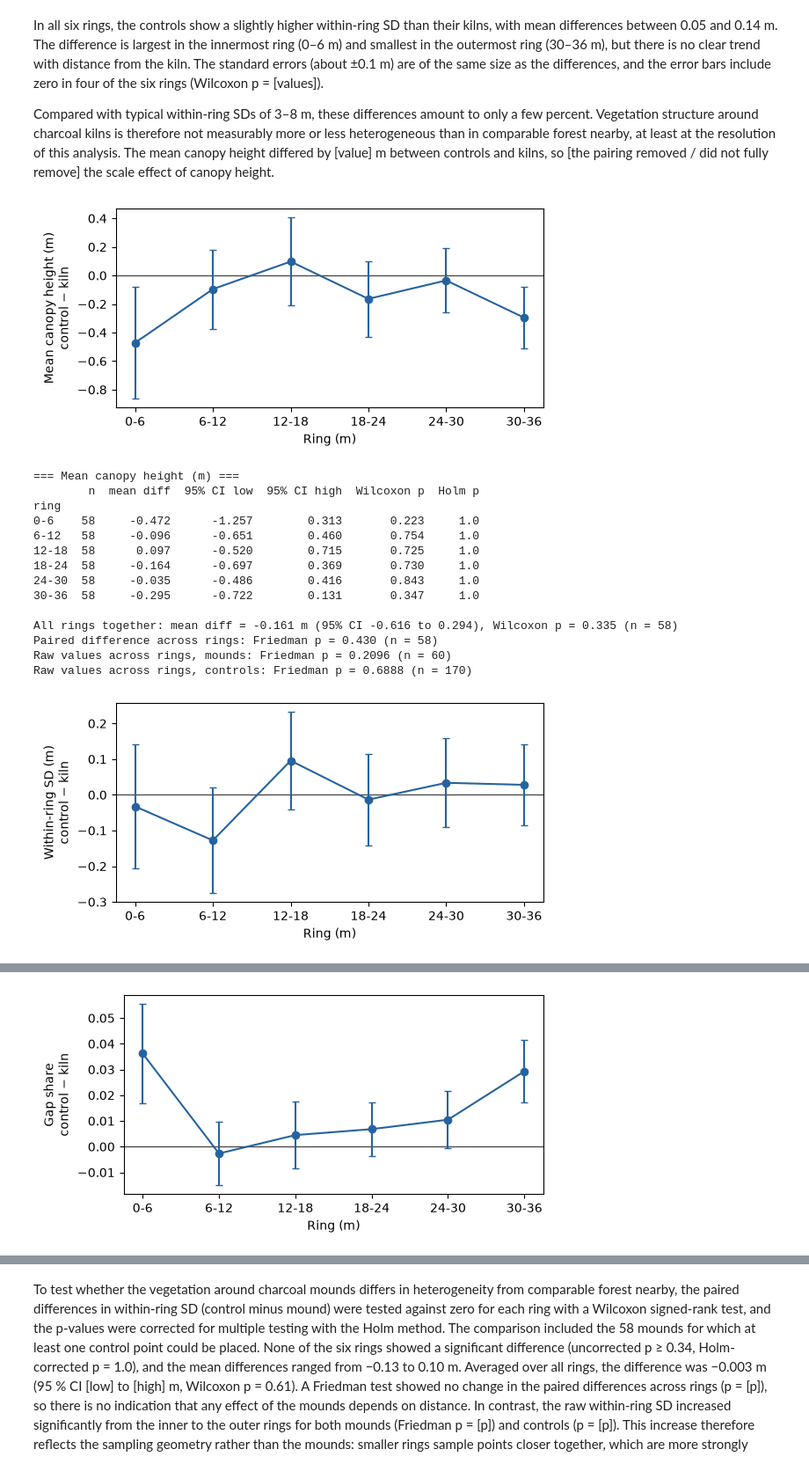
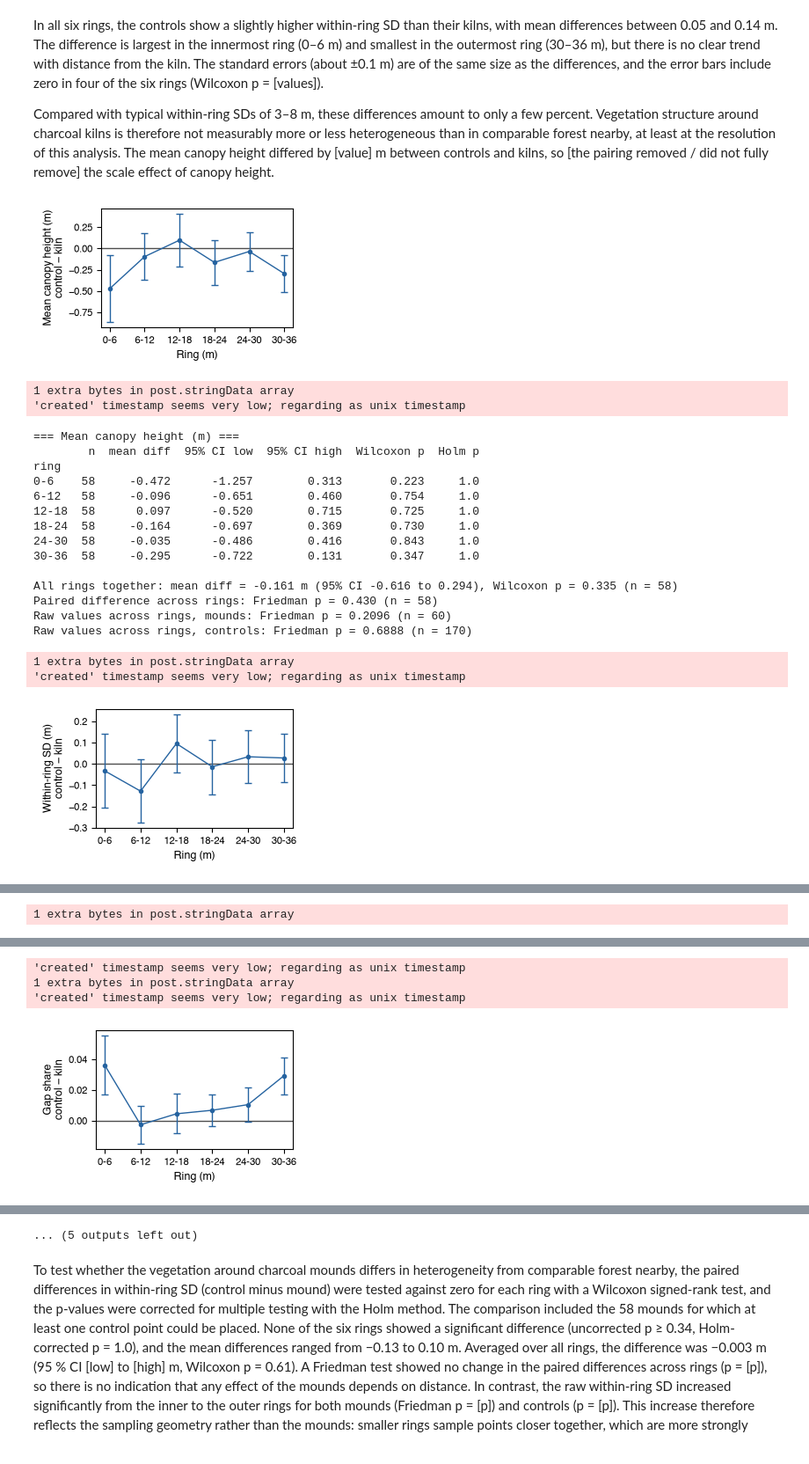
Before and after one commit to fabianott/GEO-715-Project, a Jupyter notebook: new testfolder/experimentation.ipynb, the cells around one changed output, grey strips where cells are left out. Shown at 88% size. Saved outputs shown, nothing was run; the diff lists cells and outputs as text; code cells hidden in the pictures.

```diff
--- a/new testfolder/experimentation.ipynb
+++ b/new testfolder/experimentation.ipynb
@@ -22,6 +25,22 @@ COLSCHEME = {
        "forest": ["#A8DDB5", "#4DAF6E", "#23794A"],
        "smoke":  ["#A6CEE3", "#4A90C8", "#2563A0"]
        }
+
+plt.rcParams["axes.prop_cycle"] = cycler(color=[COLSCHEME["smoke"][2], COLSCHEME["ember"][2],
+                                                COLSCHEME["forest"][2], COLSCHEME["smoke"][1],
+                                                COLSCHEME["ember"][1], COLSCHEME["forest"][1]])
+
+plt.rcParams.update({
+    "font.family": "sans-serif",
+    "font.sans-serif": ["Helvetica", "Arial", "DejaVu Sans"],
+    "pdf.fonttype": 42,
+    "font.size": 9,
+    "axes.labelsize": 9,
+    "axes.titlesize": 9,
+    "xtick.labelsize": 8,
+    "ytick.labelsize": 8,
+    "legend.fontsize": 8,
+})
 # %% [markdown]
 ***
 ## Display raw data
@@ -379,14 +420,17 @@ STATS = {
 runs = {"Charcoal mounds (all)": out_all, "Charcoal mounds (reduced)": out_red, "Controls": out_ctrl}
 
 runs_w = {"Charcoal mounds (all)": out_all_w, "Charcoal mounds (reduced)": out_red_w, "Controls": out_ctrl_w}
+
+GROUP_COLS = {"Charcoal mounds (all)":     COLSCHEME["ember"][1],
+              "Charcoal mounds (reduced)": COLSCHEME["ember"][2],
+              "Controls":                  COLSCHEME["smoke"][2]}
 
 fig, ax = plt.subplots(1,2, figsize=(6.3, 2.5))
 for label, out in runs.items():
     sd = ring_sd(out)
     mean = sd.mean()                       # average SD per ring over all kilns
     se = sd.std() / np.sqrt(sd.count())    # standard error of that average
-    ax[0].errorbar(mean.index, mean, yerr=se, marker="o", capsize=3, label=label)
-
+    ax[0].errorbar(mean.index, mean, yerr=se, marker="o", capsize=3, markersize=3, lw=1, label=label, color=GROUP_COLS[label])
 ax[0].set_xlabel("Ring (m)")
 ax[0].set_ylabel("Mean within-ring SD")
 ax[0].legend(frameon=False)
@@ -394,8 +438,7 @@ for label, out in runs_w.items():
     sd = ring_sd(out)
     mean = sd.mean()                       # average SD per ring over all kilns
     se = sd.std() / np.sqrt(sd.count())    # standard error of that average
-    ax[1].errorbar(mean.index, mean, yerr=se, marker="o", capsize=3, label=label)
-
+    ax[1].errorbar(mean.index, mean, yerr=se, marker="o", capsize=3, markersize=3, lw=1, label=label, color=GROUP_COLS[label])
 ax[1].set_xlabel("Ring (m)")
 ax[1].set_ylabel("Mean within-ring SD")
 ax[1].legend(frameon=False)
@@ -553,43 +598,48 @@ def paired_tests(diff, raw=None, unit="m"):
 # %%
 def paired_diff(stat):
     """Control minus its kiln, one row per kiln, one column per ring."""
     k = per_kiln(ring_stat(out_red, stat), is_control=False)
     c = per_kiln(ring_stat(out_ctrl, stat), is_control=True)
     ids = k.index.intersection(c.index)
     return c.loc[ids] - k.loc[ids]
 
 results = {}
 for name, stat in STATS.items():
     diff = paired_diff(stat)
 
-    fig, ax = plt.subplots(figsize=(6, 3))
+    fig, ax = plt.subplots(figsize=(3.15, 2))
     ax.axhline(0, color="0.3", lw=1)
     ax.errorbar(diff.columns, diff.mean(), yerr=diff.std() / np.sqrt(diff.count()),
-                marker="o", capsize=3, color="#2563A0")
+                marker="o", markersize=3, lw=1, capsize=3, color="#2563A0")
     ax.set_xlabel("Ring (m)")
     ax.set_ylabel(f"{name}\ncontrol − kiln")
     plt.tight_layout()
     plt.show()
 
     print(f"=== {name} ===")
     results[name] = paired_tests(diff, raw={"mounds": ring_stat(out_red, stat),
                                             "controls": ring_stat(out_ctrl, stat)},
                                             unit="" if name in ("Gap share", "CV") else "m")
     print()
+    save_fig(f"{name}_statistic", fig=fig)
 # %% [output]
-[figure, old version]
+[figure, new version]
-=== Mean canopy height (m) ===
-        n  mean diff  95% CI low  95% CI high  Wilcoxon p  Holm p
-ring
-0-6    58     -0.472      -1.257        0.313       0.223     1.0
-6-12   58     -0.096      -0.651        0.460       0.754     1.0
-12-18  58      0.097      -0.520        0.715       0.725     1.0
-18-24  58     -0.164      -0.697        0.369       0.730     1.0
-24-30  58     -0.035      -0.486        0.416       0.843     1.0
-30-36  58     -0.295      -0.722        0.131       0.347     1.0
-
-All rings together: mean diff = -0.161 m (95% CI -0.616 to 0.294), Wilcoxon p = 0.335 (n = 58)
-Paired difference across rings: Friedman p = 0.430 (n = 58)
-Raw values across rings, mounds: Friedman p = 0.2096 (n = 60)
-Raw values across rings, controls: Friedman p = 0.6888 (n = 170)
+1 extra bytes in post.stringData array
+'created' timestamp seems very low; regarding as unix timestamp
+=== Mean canopy height (m) ===
+        n  mean diff  95% CI low  95% CI high  Wilcoxon p  Holm p
+ring
+0-6    58     -0.472      -1.257        0.313       0.223     1.0
+6-12   58     -0.096      -0.651        0.460       0.754     1.0
+12-18  58      0.097      -0.520        0.715       0.725     1.0
+18-24  58     -0.164      -0.697        0.369       0.730     1.0
+24-30  58     -0.035      -0.486        0.416       0.843     1.0
+30-36  58     -0.295      -0.722        0.131       0.347     1.0
+
+All rings together: mean diff = -0.161 m (95% CI -0.616 to 0.294), Wilcoxon p = 0.335 (n = 58)
+Paired difference across rings: Friedman p = 0.430 (n = 58)
+Raw values across rings, mounds: Friedman p = 0.2096 (n = 60)
+Raw values across rings, controls: Friedman p = 0.6888 (n = 170)
+1 extra bytes in post.stringData array
+'created' timestamp seems very low; regarding as unix timestamp
-[figure, old version]
+[figure, new version]
@@ -609,0 +646 @@ Raw values across rings, controls: Friedman p = 0.0000 (n = 170)
+1 extra bytes in post.stringData array
@@ -610 +661,4 @@ Raw values across rings, controls: Friedman p = 0.0000 (n = 170)
+'created' timestamp seems very low; regarding as unix timestamp
+1 extra bytes in post.stringData array
+'created' timestamp seems very low; regarding as unix timestamp
-[figure, old version]
+[figure, new version]
@@ -655,3 +684,4 @@ Raw values across rings, controls: Friedman p = 0.0000 (n = 168)
+... (5 outputs left out)
 # %% [markdown]
 To test whether the vegetation around charcoal mounds differs in heterogeneity from comparable forest nearby, the paired differences in within-ring SD (control minus mound) were tested against zero for each ring with a Wilcoxon signed-rank test, and the p-values were corrected for multiple testing with the Holm method. The comparison included the 58 mounds for which at least one control point could be placed. None of the six rings showed a significant difference (uncorrected p ≥ 0.34, Holm-corrected p = 1.0), and the mean differences ranged from −0.13 to 0.10 m. Averaged over all rings, the difference was −0.003 m (95 % CI [low] to [high] m, Wilcoxon p = 0.61). A Friedman test showed no change in the paired differences across rings (p = [p]), so there is no indication that any effect of the mounds depends on distance. In contrast, the raw within-ring SD increased significantly from the inner to the outer rings for both mounds (Friedman p = [p]) and controls (p = [p]). This increase therefore reflects the sampling geometry rather than the mounds: smaller rings sample points closer together, which are more strongly correlated in height. The paired design removes this effect from the comparison. Overall, we found no evidence that charcoal mounds affect the heterogeneity of the surrounding canopy; given the confidence intervals, any such effect is smaller than about 0.4 m, or 9 % of the typical within-ring SD.
 # %% [markdown]
```
Also changed, not shown: parts of 12 cells of this notebook, 39 other files.
